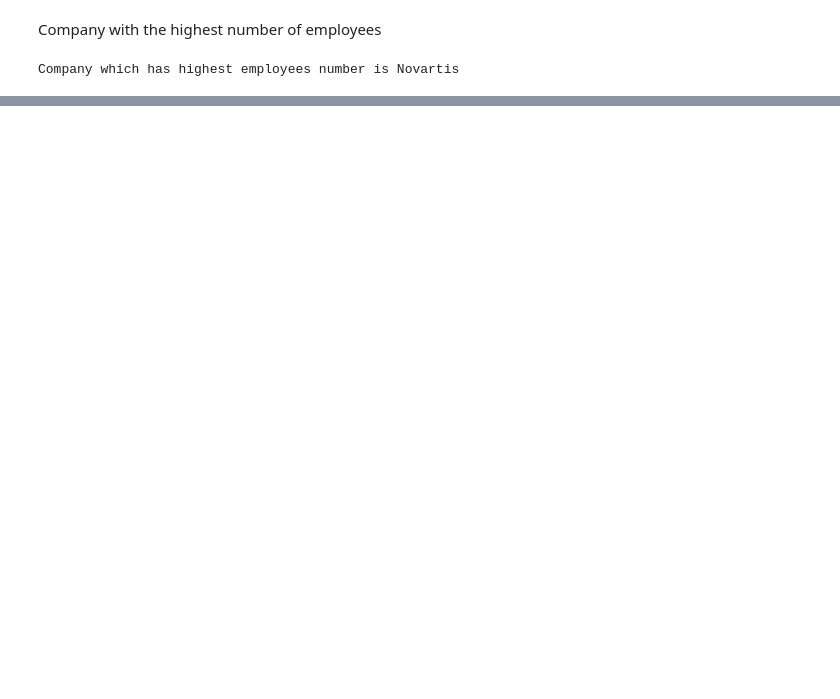
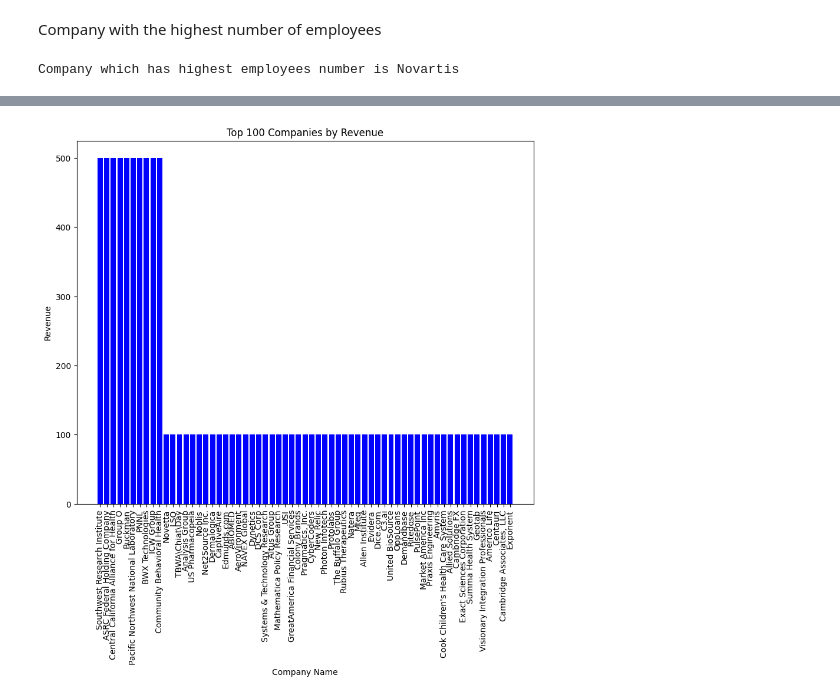
Before and after one commit to Laureoby/Jobs_dataset_cleaning, a Jupyter notebook: Jobs_cleaning.ipynb, the cells around one changed output, grey strips where cells are left out. Drawn from its saved outputs; the diff is of its cells as text; code cells hidden in the pictures; blank space fills up the shorter version.

```diff
--- a/Jobs_cleaning.ipynb
+++ b/Jobs_cleaning.ipynb
@@ -497,0 +548,18 @@ print(f"Industry which has highest revenue is {name_industrie}")
+# %%
+# Assurer que les données sont bien triées ou organisées si nécessaire
+# Par exemple, si vous voulez les 100 premières compagnies avec les plus hauts revenus:
+df_sorted = df.sort_values(by='Revenue', ascending=False)
+
+# Sélectionner les 100 premières entrées
+top_100 = df_sorted.head(100)
+
+# Création du graphique à barres
+plt.figure(figsize=(10, 8))  # Taille du graphique, peut être ajustée selon le besoin
+plt.bar(top_100['Company Name'], top_100['Revenue'], color='blue')  # Créer un graphique à barres
+plt.xlabel('Company Name')  # Ajouter une étiquette à l'axe des x
+plt.ylabel('Revenue')  # Ajouter une étiquette à l'axe des y
+plt.title('Top 100 Companies by Revenue')  # Ajouter un titre
+plt.xticks(rotation=90)  # Rotation des étiquettes sur l'axe des x pour mieux lire les noms des entreprises
+plt.show()  # Afficher le graphique
+# %% [output]
+[figure, added]
```
Also changed, not shown: parts of 55 cells of this notebook.
